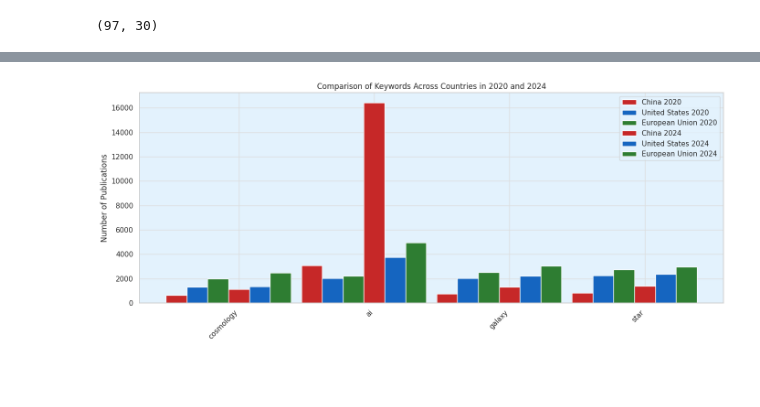
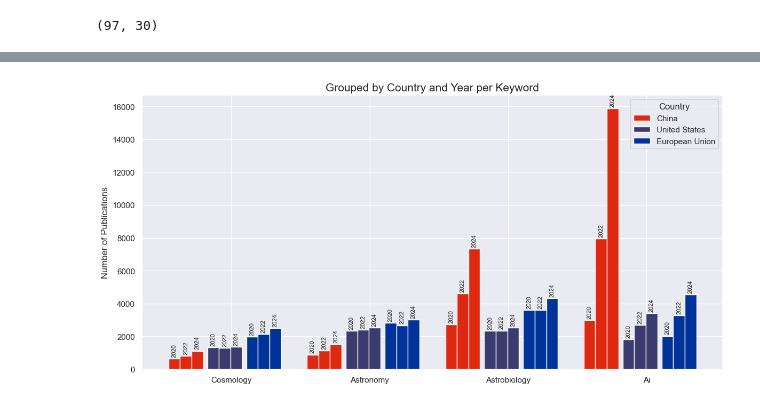
Before and after one commit to vadibekyan/ads_stats, a Jupyter notebook: ads_data_country_github.ipynb, the cells around one changed output, grey strips where cells are left out. Saved outputs shown, nothing was run; the diff lists cells and outputs as text; code cells hidden in the pictures; blank space fills up the shorter version.

Commit message:
Add plot_keyword_comparison_grouped function

```diff
--- a/ads_data_country_github.ipynb
+++ b/ads_data_country_github.ipynb
@@ -625,0 +632,13 @@ Name: my_keyword, Length: 305192, dtype: object
+# %%
+ads_data_aff_Cosmology = ads_data_aff[ads_data_aff.my_keyword.str.contains('Cosmology')]
+print (len(ads_data_aff_Cosmology))
+
+
+
+keywords = (
+    ads_data_aff["grouped_keywords"]
+    .value_counts(dropna=True)
+    .reset_index()
+)
+
+keywords.head(40)
@@ -626,67 +652,76 @@ Name: my_keyword, Length: 305192, dtype: object
 # %%
+import matplotlib.pyplot as plt
 import pandas as pd
-import matplotlib.pyplot as plt
 
-# Load the sample DataFrame for demonstration
-
-def plot_keyword_comparison_grouped(df, countries, keywords, year1, year2):
-    # Clean and explode keywords
-    df = df.dropna(subset=['my_keyword']).copy()
-    df['my_keyword'] = df['my_keyword'].str.lower()
-    df = df.assign(keyword_list=df['my_keyword'].str.split(','))
+def plot_keyword_comparison_grouped(df, countries, keywords, years):
+    df = df.dropna(subset=['grouped_keywords']).copy()
+    df['grouped_keywords'] = df['grouped_keywords'].str.lower()
+    df = df.assign(keyword_list=df['grouped_keywords'].str.split(','))
     df = df.explode('keyword_list')
     df['keyword_list'] = df['keyword_list'].str.strip()
 
-    # Normalize keyword list
     keywords = [kw.lower() for kw in keywords]
+    years = sorted(years)
 
-    # Filter by keywords, countries, and years
     df = df[df['keyword_list'].isin(keywords)]
     df = df[df['country_grouped'].isin(countries)]
-    df = df[df['year'].isin([year1, year2])]
+    df = df[df['year'].isin(years)]
 
     # Count publications
     grouped = df.groupby(['keyword_list', 'country_grouped', 'year']).size().reset_index(name='count')
+    pivot = grouped.pivot_table(index=['keyword_list', 'country_grouped', 'year'], values='count', fill_value=0)
 
-    # Pivot for plotting
-    pivot = grouped.pivot_table(index=['keyword_list', 'year'], columns='country_grouped', values='count', fill_value=0)
 
-    # Create custom grouped bar plot
-    fig, ax = plt.subplots(figsize=(14, 6))
-    bar_width = 0.2
-    spacing = 0.1
-    total_width = (len(countries) * 2 * bar_width + spacing)
 
-    positions = []
-    labels = []
-    colors = ['#c62828', '#1565c0', '#2e7d32']  # Red, Blue, Green
+    # Setup
+    fig, ax = plt.subplots(figsize=(12, 6))
+    bar_width = 0.08
+    spacing_between_years = 0.00
+    spacing_between_countries = 0.03
+    spacing_between_keywords = 0.15
+    colors = {
+        "China": "#de2910",
+        "United States": "#3c3b6e",
+        "European Union": "#003399"
+    }
 
     x = 0
+    xtick_positions = []
+    xtick_labels = []
+    legend_handles = {}
+
     for keyword in keywords:
-        for i, year in enumerate([year1, year2]):
-            for j, country in enumerate(countries):
-                val = pivot.loc[(keyword, year), country] if (keyword, year) in pivot.index and country in pivot.columns else 0
-                xpos = x + (i * len(countries) + j) * bar_width
-                ax.bar(xpos, val, bar_width, label=f"{country} {year}" if x == 0 else "", color=colors[j])
-            if i == 0:
-                positions.append(x + (len(countries) * bar_width))
-                labels.append(keyword)
-        x += total_width
+        for country in countries:
+            for i, year in enumerate(years):
+                value = pivot.loc[(keyword, country, year)] if (keyword, country, year) in pivot.index else 0
+                xpos = x
+                bar = ax.bar(xpos, value, width=bar_width, color=colors[country])
+                if country not in legend_handles:
+                    legend_handles[country] = bar[0]
+                # Add year label above bar
+                ax.text(xpos, value + 100, str(year), ha='center', va='bottom', fontsize=8, rotation=90)
+                x += bar_width + spacing_between_years
+            x += spacing_between_countries
+        xtick_positions.append(x - (len(years) * (bar_width + spacing_between_years) + spacing_between_countries * len(countries) + 0.5) / 2)
+        xtick_labels.append(keyword.capitalize())
+        x += spacing_between_keywords
 
-    ax.set_xticks(positions)
-    ax.set_xticklabels(labels, rotation=45, ha='right')
+    # Final styling
+    ax.set_xticks(xtick_positions)
+    ax.set_xticklabels(xtick_labels, fontsize=11)
     ax.set_ylabel("Number of Publications")
-    ax.set_title(f"Comparison of Keywords Across Countries in {year1} and {year2}")
-    ax.legend()
+    ax.set_title("Grouped by Country and Year per Keyword", fontsize=15)
+    ax.legend(legend_handles.values(), legend_handles.keys(), title="Country")
     plt.tight_layout()
     plt.show()
+
+
 
 # Example run
 plot_keyword_comparison_grouped(
     df=china_usa_eu,
     countries=["China", "United States", "European Union"],
-    keywords=["Cosmology", "AI",  "Galaxy", "star"],
-    year1=2020,
-    year2=2024
+    keywords=["Cosmology", "Astronomy", "Astrobiology", "AI",],
+    years=[2020, 2022, 2024]
 )
 # %% [output]
@@ -693,4 +732,4 @@ plot_keyword_comparison_grouped(
-[figure, old version]
+[figure, new version]
 # %%
 import matplotlib.pyplot as plt
 import seaborn as sns
```
Also changed, not shown: parts of 15 cells of this notebook, 9 other files.
